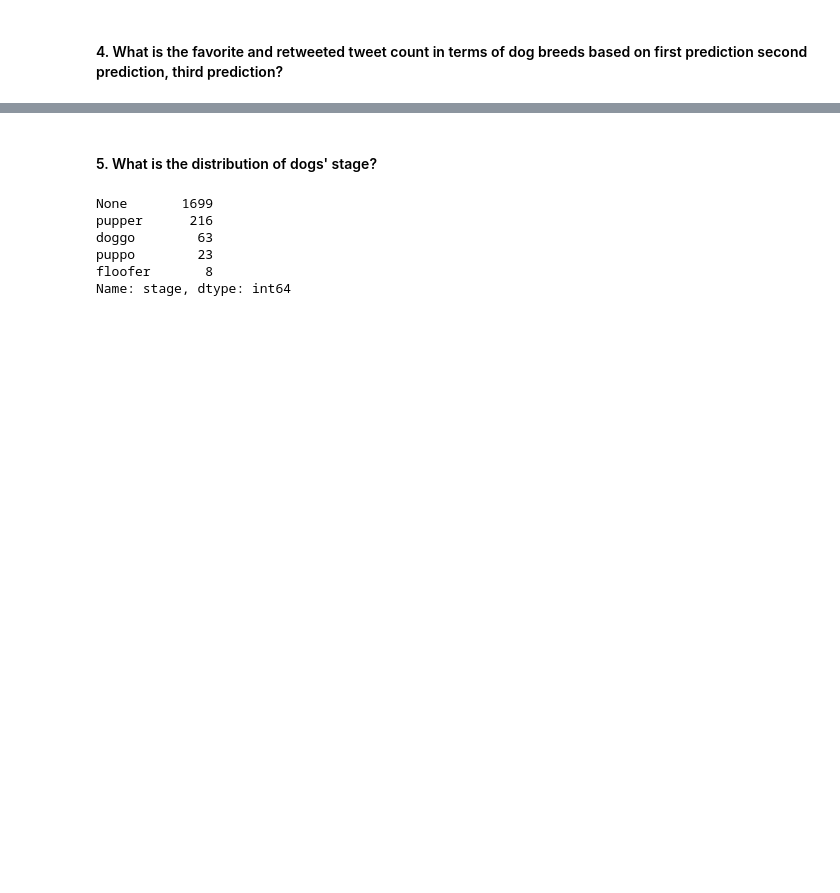
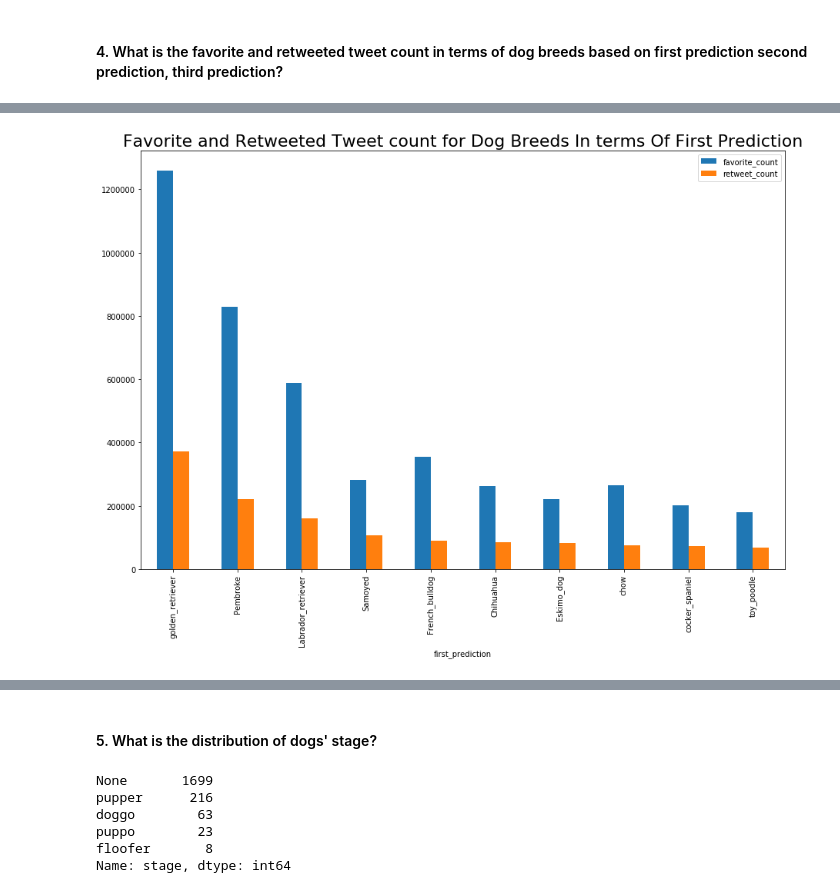
Before and after one commit to Rapter1990/Udacity-Data-Analyst-Nanodegree, a Jupyter notebook: P4_Wrangle_And_Analyze_Data/wrangle_act.ipynb, the cells around one changed output, grey strips where cells are left out. Saved outputs shown, nothing was run; the diff lists cells and outputs as text; code cells hidden in the pictures; blank space fills up the shorter version.

```diff
--- a/P4_Wrangle_And_Analyze_Data/wrangle_act.ipynb
+++ b/P4_Wrangle_And_Analyze_Data/wrangle_act.ipynb
@@ -1310,8 +1310,3 @@ retweet_favorite_df_prediction_df = twitter_analyze_visualize_df.query('first_do
 retweet_favorite_df_prediction_1_df = retweet_favorite_df_prediction_df[['favorite_count', 'retweet_count', 'first_prediction']]
 retweet_favorite_df_prediction_2_df = retweet_favorite_df_prediction_df[['favorite_count', 'retweet_count', 'second_prediction']]
 retweet_favorite_df_prediction_3_df = retweet_favorite_df_prediction_df[['favorite_count', 'retweet_count', 'third_prediction']]
-# %%
-# add new column with number of tweets for the each dog breed
-retweet_favorite_df_prediction_1_df['tweet_count'] = retweet_favorite_df_prediction_1_df.groupby(['first_prediction'])['favorite_count'].sum()
-retweet_favorite_df_prediction_2_df['tweet_count'] = retweet_favorite_df_prediction_2_df.groupby(['second_prediction'])['favorite_count'].sum()
-retweet_favorite_df_prediction_3_df['tweet_count'] = retweet_favorite_df_prediction_3_df.groupby(['third_prediction'])['favorite_count'].sum()
@@ -1333,0 +1313,6 @@ See the caveats in the documentation: http://pandas.pydata.org/pandas-docs/stabl
+# %%
+prediction_1_df = pd.DataFrame(retweet_favorite_df_prediction_1_df.groupby('first_prediction').sum()[['favorite_count', 'retweet_count']])
+prediction_1_df.sort_values(by = "retweet_count",ascending = False, inplace = True)
+prediction_1_df.reset_index()
+prediction_1_df = prediction_1_df.head(10)
+prediction_1_df
@@ -1333,0 +1370,6 @@ See the caveats in the documentation: http://pandas.pydata.org/pandas-docs/stabl
+# %%
+ax1 = prediction_1_df.plot.bar()
+ax1.set_title("Favorite and Retweeted Tweet count for Dog Breeds In terms Of First Prediction", fontsize=22)
+plt.show()
+# %% [output]
+[figure, added]
```
Also changed, not shown: parts of 8 cells of this notebook.
